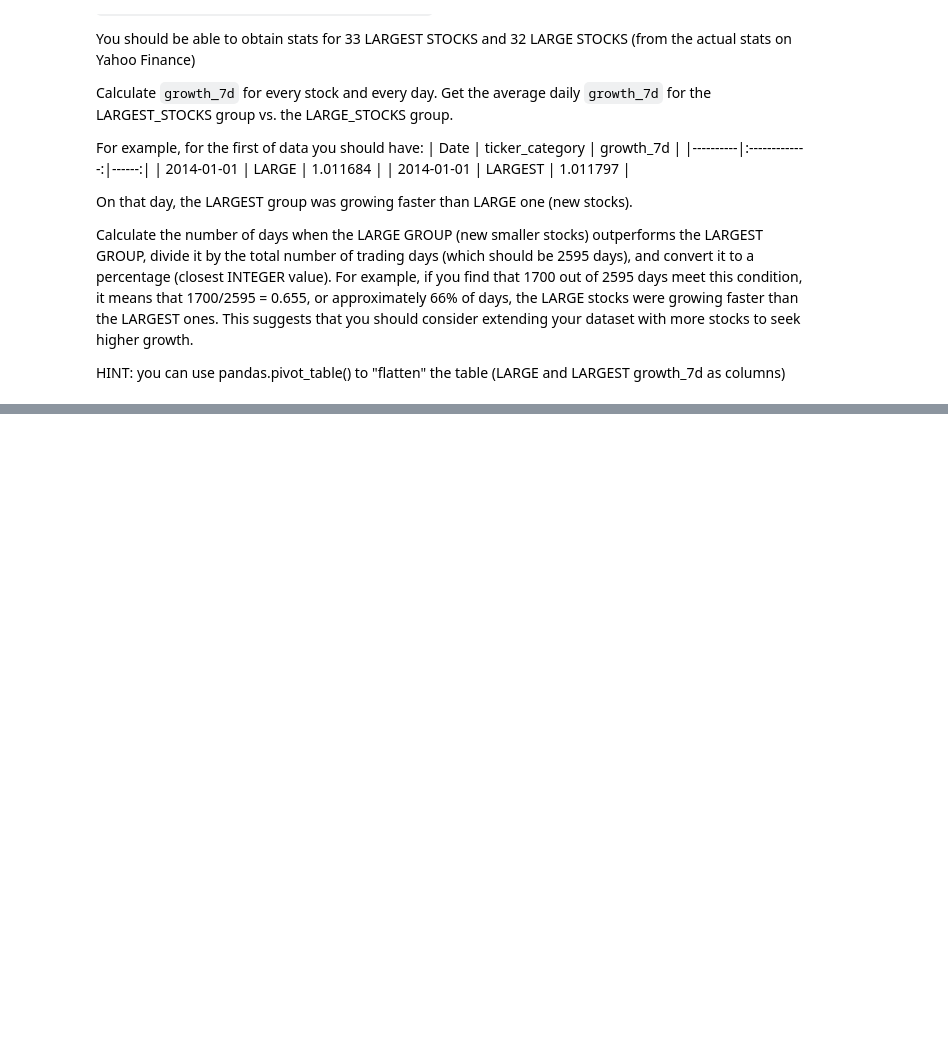
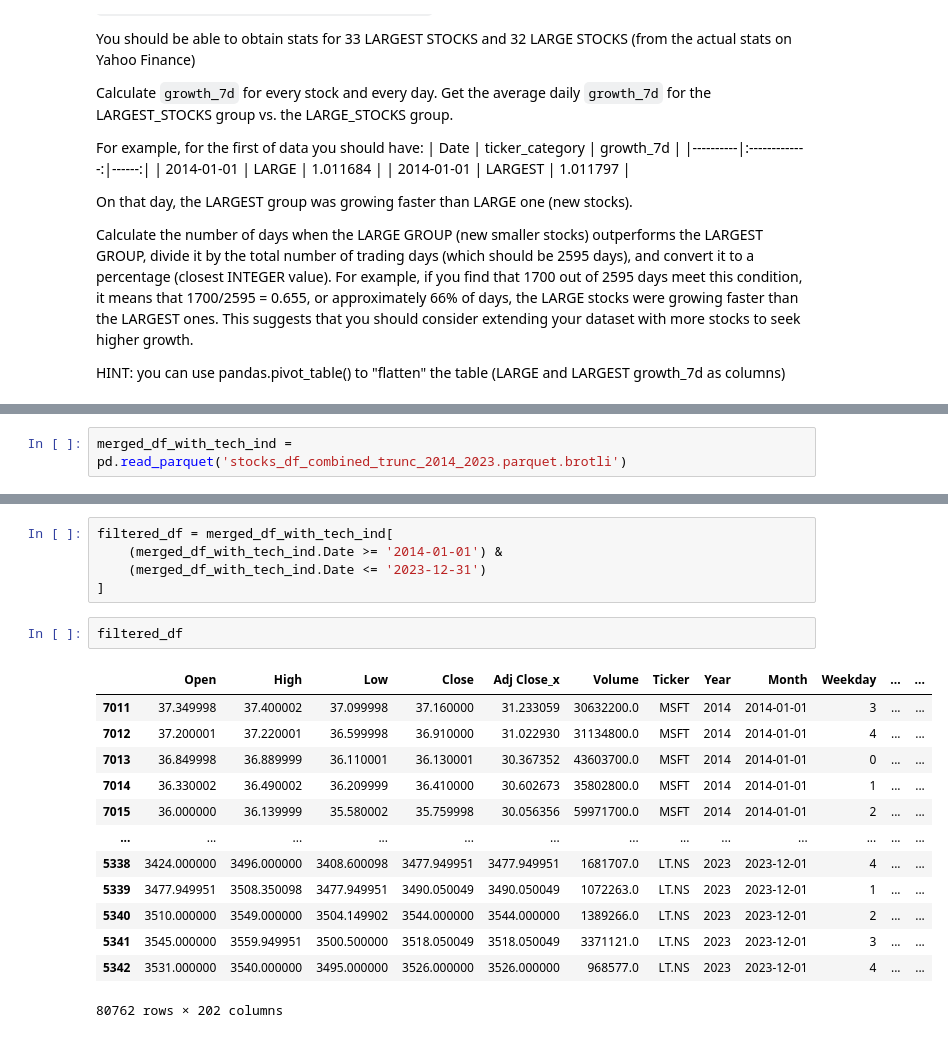
Before and after one commit to kiramishima/stock-markets-analytics-zcamp, a Jupyter notebook: Week_2/Homework/Homework.ipynb, the cells around one changed output, grey strips where cells are left out. Drawn from its saved outputs; the diff is of its cells as text; blank space fills up the shorter version.

```diff
--- a/Week_2/Homework/Homework.ipynb
+++ b/Week_2/Homework/Homework.ipynb
@@ -466,0 +679,2 @@ HINT: you can use pandas.pivot_table() to "flatten" the table (LARGE and LARGEST
+# %%
+merged_df_with_tech_ind = pd.read_parquet('stocks_df_combined_trunc_2014_2023.parquet.brotli')
@@ -466,0 +695,21 @@ HINT: you can use pandas.pivot_table() to "flatten" the table (LARGE and LARGEST
+# %%
+filtered_df = merged_df_with_tech_ind[
+    (merged_df_with_tech_ind.Date >= '2014-01-01') &
+    (merged_df_with_tech_ind.Date <= '2023-12-31')
+]
+# %%
+filtered_df
+# %% [output]
+|  | Open | High | Low | Close | Adj Close_x | Volume | Ticker | Year | Month | Weekday | ... | ... |
+| 7011 | 37.349998 | 37.400002 | 37.099998 | 37.160000 | 31.233059 | 30632200.0 | MSFT | 2014 | 2014-01-01 | 3 | ... | ... |
+| 7012 | 37.200001 | 37.220001 | 36.599998 | 36.910000 | 31.022930 | 31134800.0 | MSFT | 2014 | 2014-01-01 | 4 | ... | ... |
+| 7013 | 36.849998 | 36.889999 | 36.110001 | 36.130001 | 30.367352 | 43603700.0 | MSFT | 2014 | 2014-01-01 | 0 | ... | ... |
+| 7014 | 36.330002 | 36.490002 | 36.209999 | 36.410000 | 30.602673 | 35802800.0 | MSFT | 2014 | 2014-01-01 | 1 | ... | ... |
+| 7015 | 36.000000 | 36.139999 | 35.580002 | 35.759998 | 30.056356 | 59971700.0 | MSFT | 2014 | 2014-01-01 | 2 | ... | ... |
+| ... | ... | ... | ... | ... | ... | ... | ... | ... | ... | ... | ... | ... |
+| 5338 | 3424.000000 | 3496.000000 | 3408.600098 | 3477.949951 | 3477.949951 | 1681707.0 | LT.NS | 2023 | 2023-12-01 | 4 | ... | ... |
+| 5339 | 3477.949951 | 3508.350098 | 3477.949951 | 3490.050049 | 3490.050049 | 1072263.0 | LT.NS | 2023 | 2023-12-01 | 1 | ... | ... |
+| 5340 | 3510.000000 | 3549.000000 | 3504.149902 | 3544.000000 | 3544.000000 | 1389266.0 | LT.NS | 2023 | 2023-12-01 | 2 | ... | ... |
+| 5341 | 3545.000000 | 3559.949951 | 3500.500000 | 3518.050049 | 3518.050049 | 3371121.0 | LT.NS | 2023 | 2023-12-01 | 3 | ... | ... |
+| 5342 | 3531.000000 | 3540.000000 | 3495.000000 | 3526.000000 | 3526.000000 | 968577.0 | LT.NS | 2023 | 2023-12-01 | 4 | ... | ... |
+80762 rows × 202 columns
```
Also changed, not shown: parts of 17 cells of this notebook.
